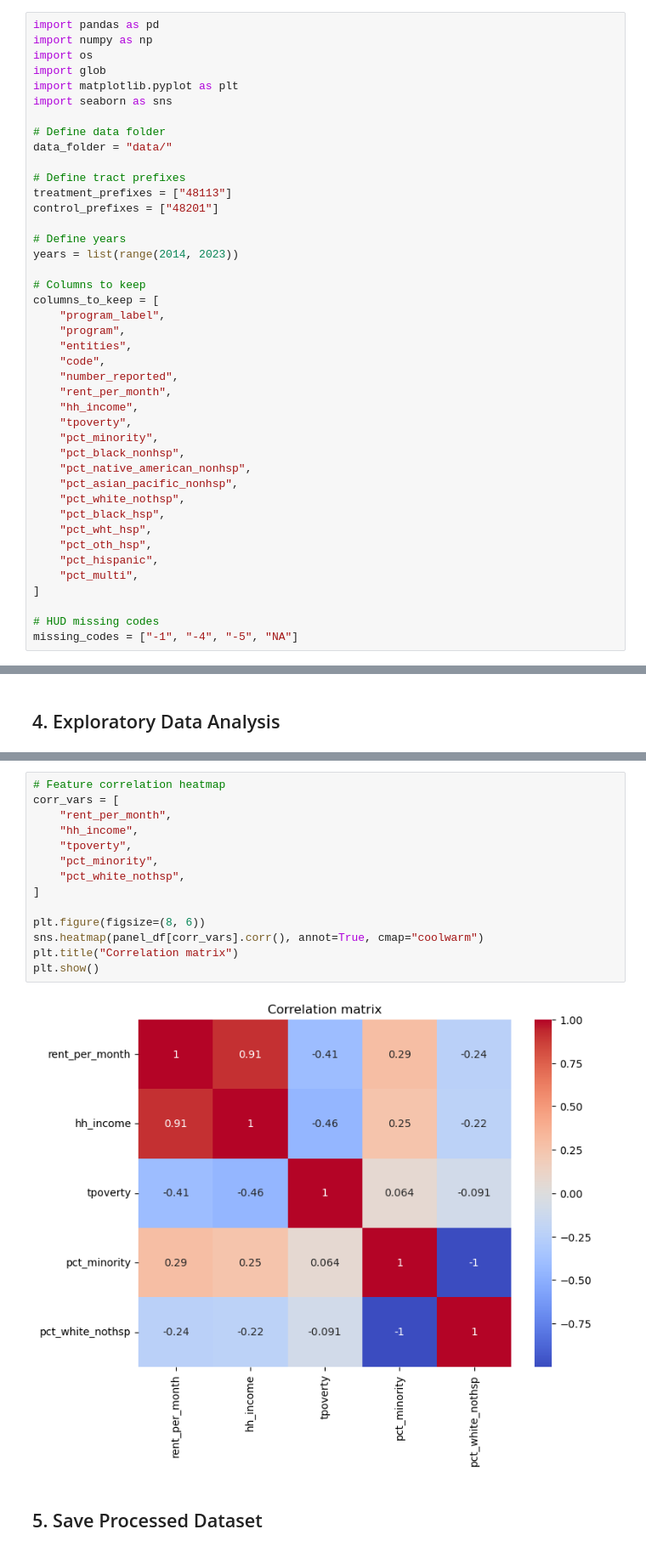
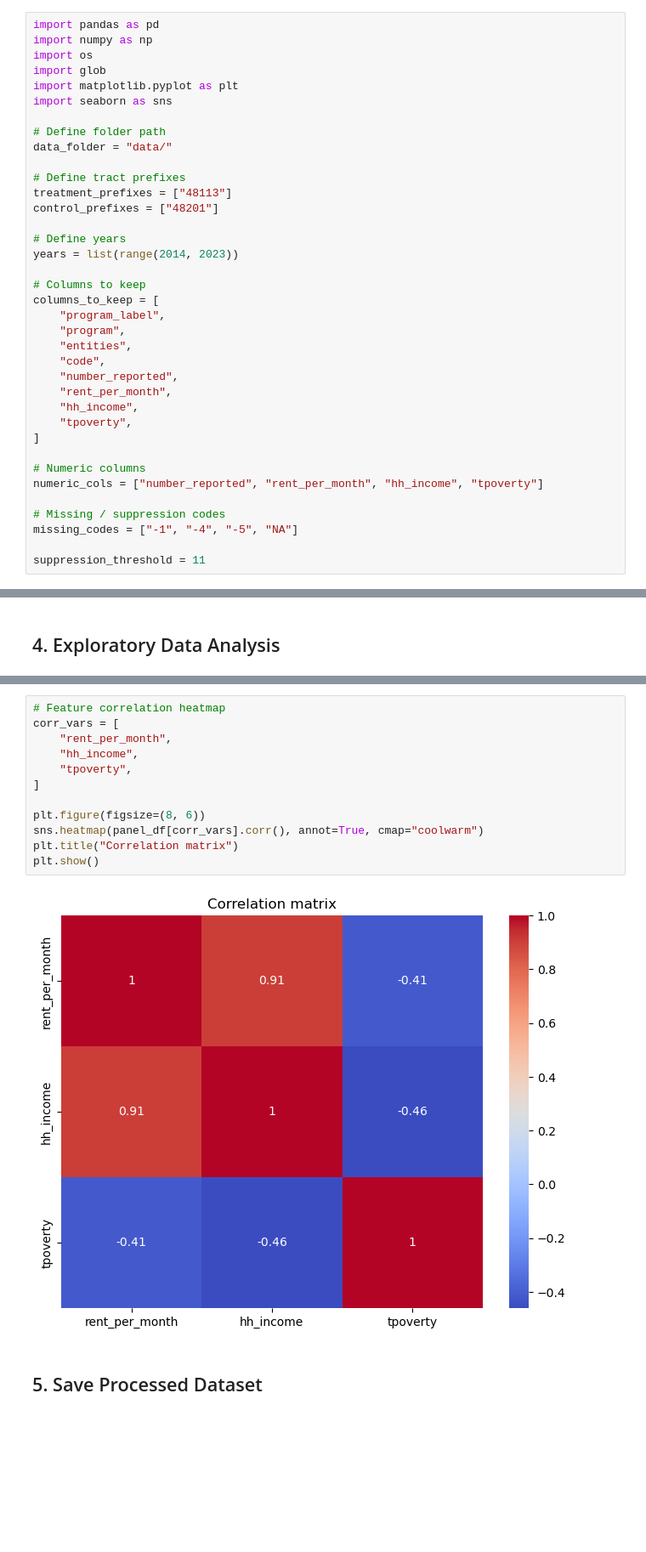
Before and after one commit to ammylin/IDS701_Final_Project, a Jupyter notebook: 00_preprocessing.ipynb, the cells around one changed output, grey strips where cells are left out. Shown at 85% size. Drawn from its saved outputs; the diff is of its cells as text; blank space fills up the shorter version.

```diff
--- a/00_preprocessing.ipynb
+++ b/00_preprocessing.ipynb
@@ -10,7 +10,7 @@ import glob
 import matplotlib.pyplot as plt
 import seaborn as sns
 
-# Define data folder
+# Define folder path
 data_folder = "data/"
 
 # Define tract prefixes
@@ -30,20 +30,15 @@ columns_to_keep = [
     "rent_per_month",
     "hh_income",
     "tpoverty",
-    "pct_minority",
-    "pct_black_nonhsp",
-    "pct_native_american_nonhsp",
-    "pct_asian_pacific_nonhsp",
-    "pct_white_nothsp",
-    "pct_black_hsp",
-    "pct_wht_hsp",
-    "pct_oth_hsp",
-    "pct_hispanic",
-    "pct_multi",
 ]
 
-# HUD missing codes
+# Numeric columns
+numeric_cols = ["number_reported", "rent_per_month", "hh_income", "tpoverty"]
+
+# Missing / suppression codes
 missing_codes = ["-1", "-4", "-5", "NA"]
+
+suppression_threshold = 11
 # %% [markdown]
 ## 2. Helper Functions
 # %%
@@ -279,19 +262,17 @@ for col in numeric_cols:
 # %%
 # Feature correlation heatmap
 corr_vars = [
     "rent_per_month",
     "hh_income",
     "tpoverty",
-    "pct_minority",
-    "pct_white_nothsp",
 ]
 
 plt.figure(figsize=(8, 6))
 sns.heatmap(panel_df[corr_vars].corr(), annot=True, cmap="coolwarm")
 plt.title("Correlation matrix")
 plt.show()
 # %% [output]
-[figure, old version]
+[figure, new version]
 # %% [markdown]
 ## 5. Save Processed Dataset
 # %%
```
Also changed, not shown: parts of 8 cells of this notebook.
